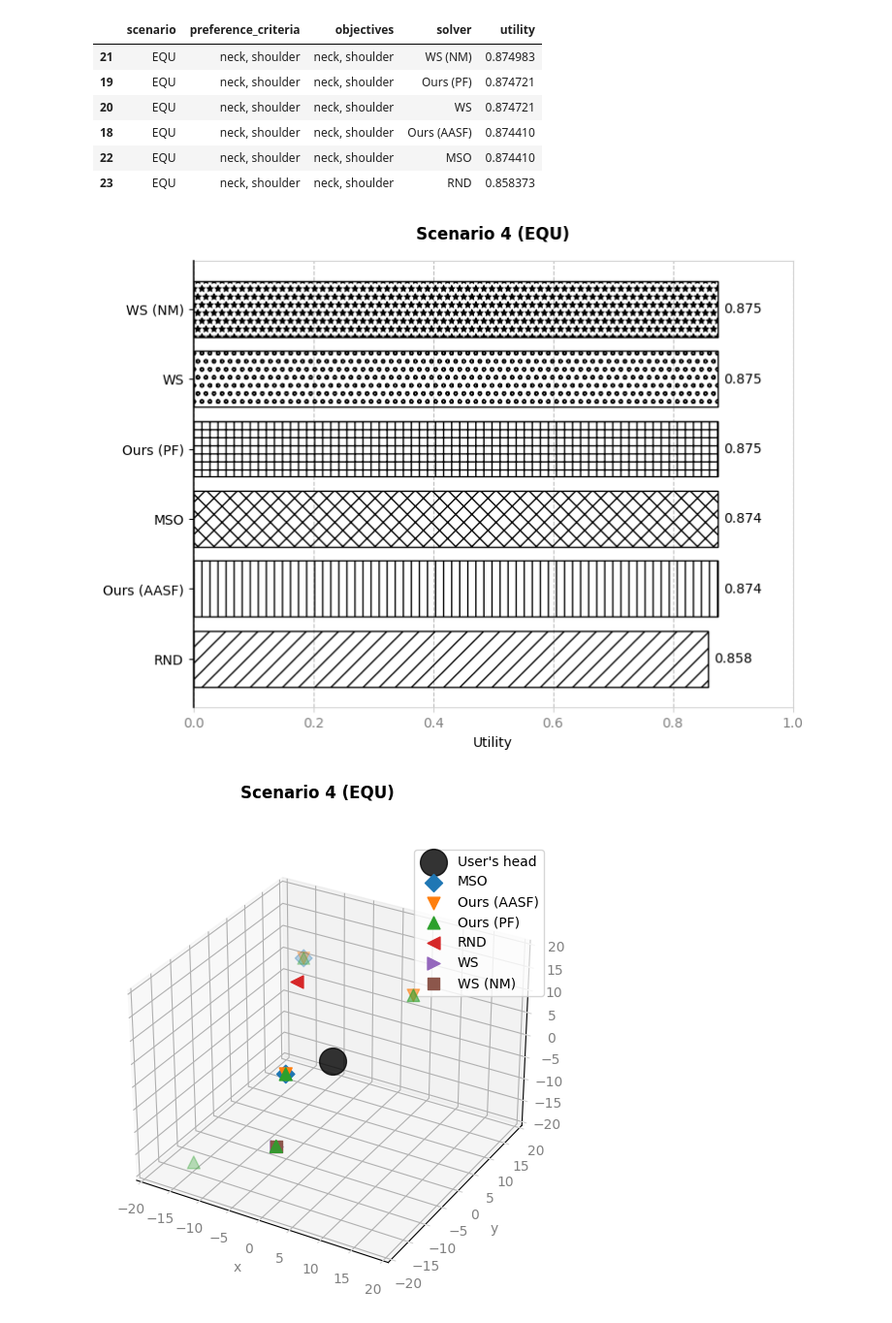
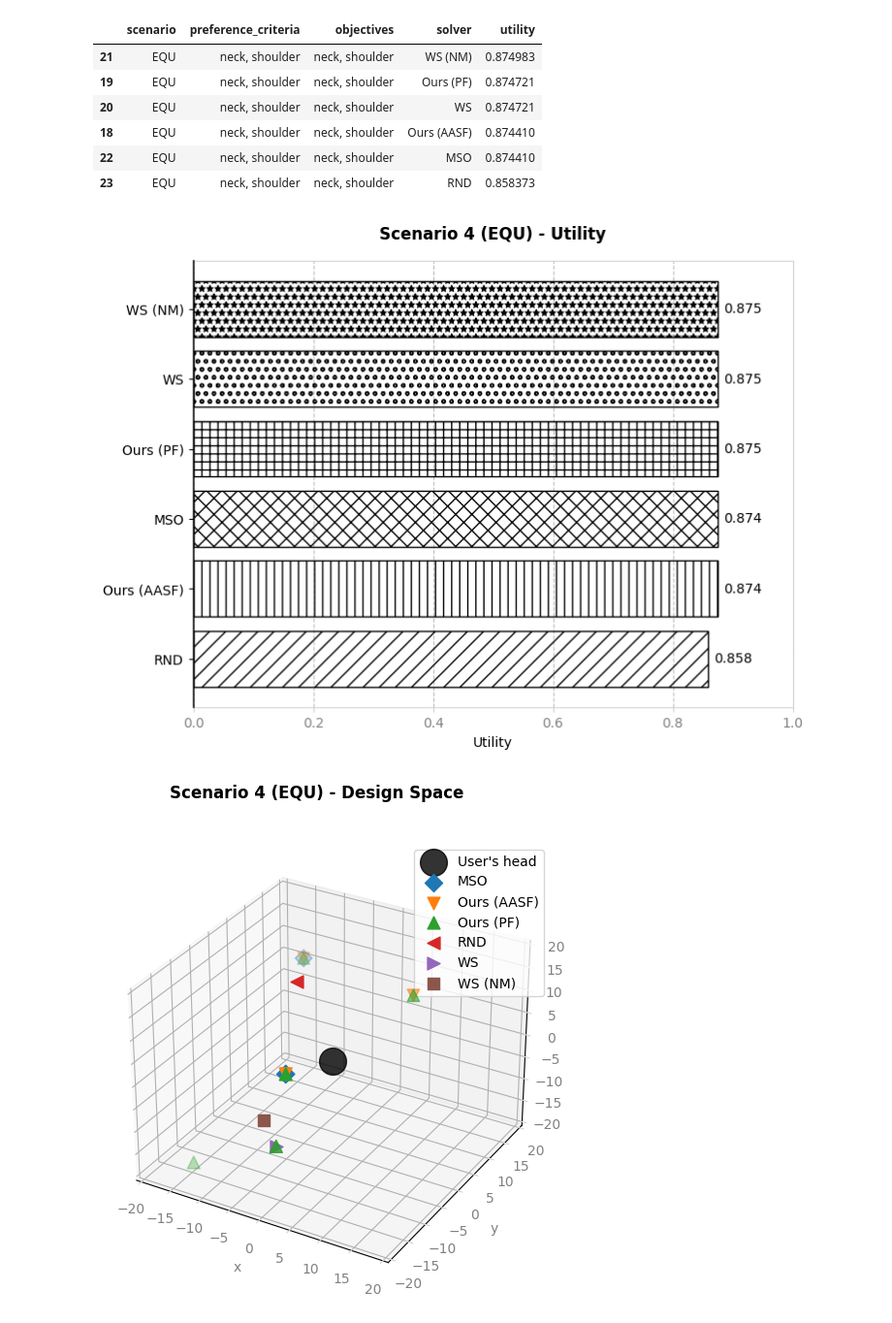
Before and after one commit to christophajohns/auit-pareto-solver, a Jupyter notebook: evaluation.ipynb, the cells around one changed output. Shown at 97% size. Drawn from its saved outputs; the diff is of its cells as text; code cells hidden in the pictures.

```diff
--- a/evaluation.ipynb
+++ b/evaluation.ipynb
@@ -817,6 +1209,14 @@ results = results.append({
 adaptations["EQU"]["WS"] = [{
     "utility": equally_weighted_sum_utility,
     "adaptation": equally_weighted_sum_adaptation,
+    "preference_values": {
+        preference_criteria: experiments.user.get_objective_function(preference_criteria)(equally_weighted_sum_adaptation)
+        for preference_criteria in SCENARIO_4_PREFERENCE_CRITERIA
+    },
+    "objective_values": {
+        objective: experiments.user.get_objective_function(objective)(equally_weighted_sum_adaptation)
+        for objective in SCENARIO_4_OBJECTIVES
+    },
 }]
 # %% [output]
 Equally Weighted Sum Adaptation: Layout(items=[Element(id='0', position=Position(x=2.360711458713962, y=-19.79942493019234, z=-4.159182935835284), rotation=Rotation(x=0.1789992668156376, y=0.819468286 ...
@@ -831,8 +1231,16 @@ results = results.append({
     "utility": equally_weighted_sum_utility_nm,
 }, ignore_index=True)
 adaptations["EQU"]["WS (NM)"] = [{
-    "utility": equally_weighted_sum_utility,
-    "adaptation": equally_weighted_sum_adaptation,
+    "utility": equally_weighted_sum_utility_nm,
+    "adaptation": equally_weighted_sum_adaptation_nm,
+    "preference_values": {
+        preference_criteria: experiments.user.get_objective_function(preference_criteria)(equally_weighted_sum_adaptation_nm)
+        for preference_criteria in SCENARIO_4_PREFERENCE_CRITERIA
+    },
+    "objective_values": {
+        objective: experiments.user.get_objective_function(objective)(equally_weighted_sum_adaptation_nm)
+        for objective in SCENARIO_4_OBJECTIVES
+    },
 }]
 # %% [output]
 Equally Weighted Sum Adaptation: Layout(items=[Element(id='0', position=Position(x=0.09306487238849481, y=-19.327692681427934, z=0.24956363297199857), rotation=Rotation(x=0.8249033331535464, y=0.30238 ...
@@ -853,6 +1261,14 @@ for mso_adaptation, utility in zip(mso_adaptations, utilities_for_mso_adaptation
     adaptations["EQU"]["MSO"].append({
         "utility": utility,
         "adaptation": mso_adaptation,
+        "preference_values": {
+            preference_criteria: experiments.user.get_objective_function(preference_criteria)(mso_adaptation)
+            for preference_criteria in SCENARIO_4_PREFERENCE_CRITERIA
+        },
+        "objective_values": {
+            objective: experiments.user.get_objective_function(objective)(mso_adaptation)
+            for objective in SCENARIO_4_OBJECTIVES
+        },
     })
 # %% [output]
 Adaptations (MSO): 2 adaptations
@@ -873,6 +1289,14 @@ results = results.append({
 adaptations["EQU"]["RND"] = [{
     "utility": expected_utility_for_random_adaptation,
     "adaptation": random_adaptation,
+    "preference_values": {
+        preference_criteria: experiments.user.get_objective_function(preference_criteria)(random_adaptation)
+        for preference_criteria in SCENARIO_4_PREFERENCE_CRITERIA
+    },
+    "objective_values": {
+        objective: experiments.user.get_objective_function(objective)(random_adaptation)
+        for objective in SCENARIO_4_OBJECTIVES
+    },
 }]
 # %% [output]
 Median Utility Adaptation (RND): Layout(items=[Element(id='0', position=Position(x=-6.865551799812447, y=1.4173915932001258, z=13.942419550944983), rotation=Rotation(x=0.652587340560102, y=0.804391827 ...
@@ -896,23 +1320,23 @@ def visualize_scenario_4(results):
     # Get data
     data = results[results["scenario"] == "EQU"].sort_values(by="utility", ascending=True)
     # Get figure
-    fig = visualize_results(data, "Scenario 4 (EQU)")
+    fig = visualize_results(data, "Scenario 4 (EQU) - Utility")
     # Return figure
     return fig
 
 fig_scenario_4 = visualize_scenario_4(results)
 # %% [output]
-[figure, old version]
+[figure, new version]
 # %%
 def visualize_scenario_4_3d(results, adaptations):
     """Visualize the results for scenario 4 in 3D."""
     # Get data
     data = results[results["scenario"] == "EQU"].sort_values(by="utility", ascending=True)
     # Get figure
-    fig = visualize_results_3d(data, adaptations["EQU"], "Scenario 4 (EQU)")
+    fig = visualize_results_3d(data, adaptations["EQU"], "Scenario 4 (EQU) - Design Space")
     # Return figure
     return fig
 
 fig_scenario_4_3d = visualize_scenario_4_3d(results, adaptations)
 # %% [output]
-[figure, old version]
+[figure, new version]
```
Also changed, not shown: parts of 34 cells of this notebook.
